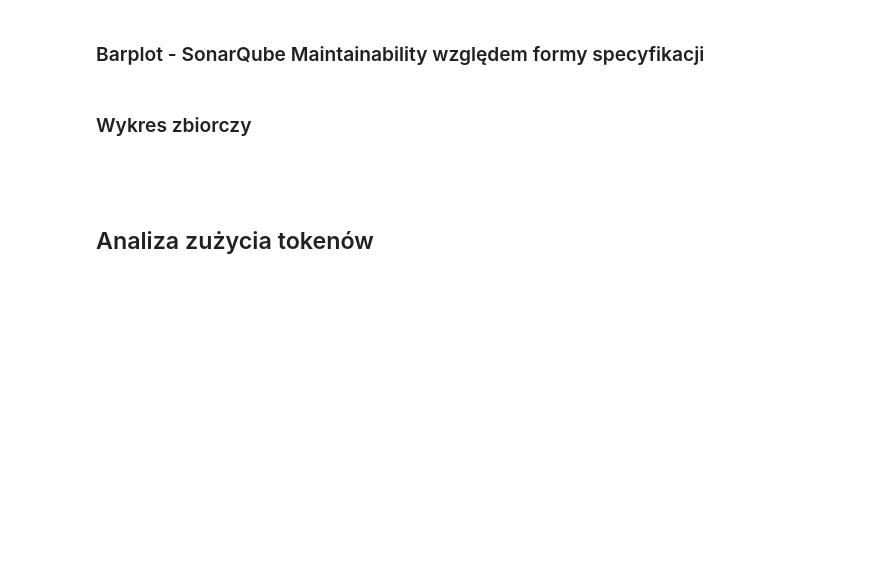
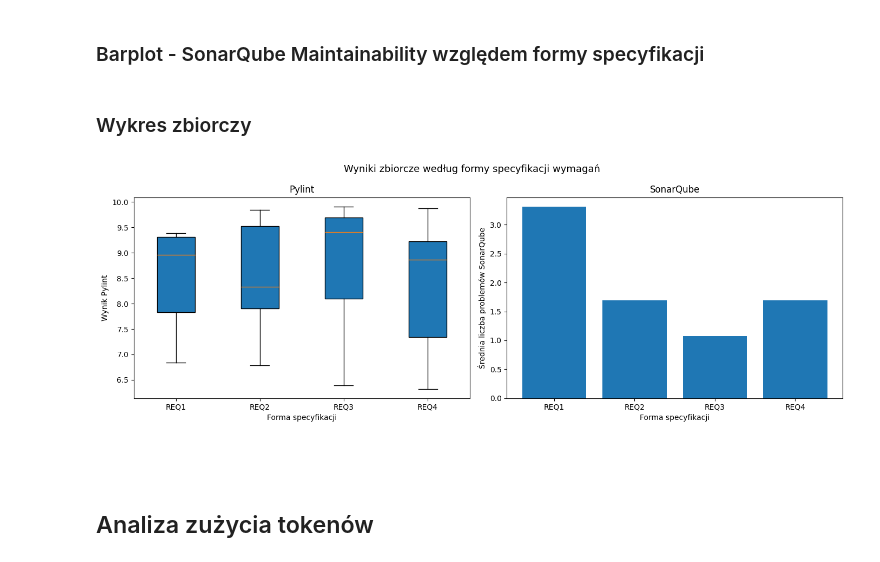
Before and after one commit to wojciechbukala/SoftwareRequirements, a Jupyter notebook: AnalyseResults/copilot.ipynb, the cells around one changed output. Saved outputs shown, nothing was run; the diff lists cells and outputs as text; code cells hidden in the pictures; blank space fills up the shorter version.

```diff
--- a/AnalyseResults/copilot.ipynb
+++ b/AnalyseResults/copilot.ipynb
@@ -89,19 +89,30 @@ plt.show()
 ### Wykres zbiorczy
 # %%
 df = copilot_static.copy()
+df['SonarQube_total'] = df['Security_summary'] + df['Reliability_summary'] + df['Maintainability_summary']
 req_forms = sorted(df['REQ'].dropna().unique())
 
-fig, ax = plt.subplots(figsize=(7, 5))
-groups = [df[df['REQ'] == req]['Pylint score'].dropna().values for req in req_forms]
-bp = ax.boxplot(groups, labels=req_forms, patch_artist=True)
-# for patch, color in zip(bp['boxes'], ['#4C72B0', '#DD8452', '#55A868']):
-    # patch.set_facecolor(color)
+fig, axes = plt.subplots(1, 2, figsize=(14, 5))
 
-ax.set_title('Wyniki zbiorcze Pylint według formy specyfikacji', fontsize=13)
-ax.set_ylabel('Wynik Pylint')
-ax.set_xlabel('Forma specyfikacji')
+# Pylint
+groups_pylint = [df[df['REQ'] == req]['Pylint score'].dropna().values for req in req_forms]
+axes[0].boxplot(groups_pylint, labels=req_forms, patch_artist=True)
+axes[0].set_title('Pylint')
+axes[0].set_ylabel('Wynik Pylint')
+axes[0].set_xlabel('Forma specyfikacji')
+
+# SonarQube
+means_sonar = [df[df['REQ'] == req]['SonarQube_total'].dropna().mean() for req in req_forms]
+axes[1].bar(req_forms, means_sonar)
+axes[1].set_title('SonarQube')
+axes[1].set_ylabel('Średnia liczba problemów SonarQube')
+axes[1].set_xlabel('Forma specyfikacji')
+
+fig.suptitle('Wyniki zbiorcze według formy specyfikacji wymagań', fontsize=13)
 plt.tight_layout()
 plt.show()
+# %% [output]
+[figure, added]
 # %% [markdown]
 ##
 # %% [markdown]
```
Also changed, not shown: parts of 1 cell of this notebook, 18 other files.
